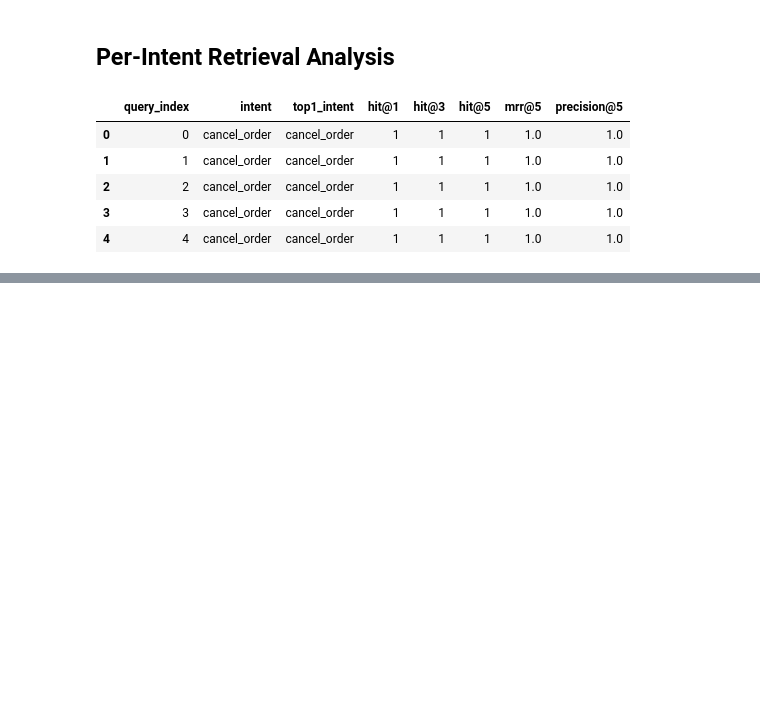
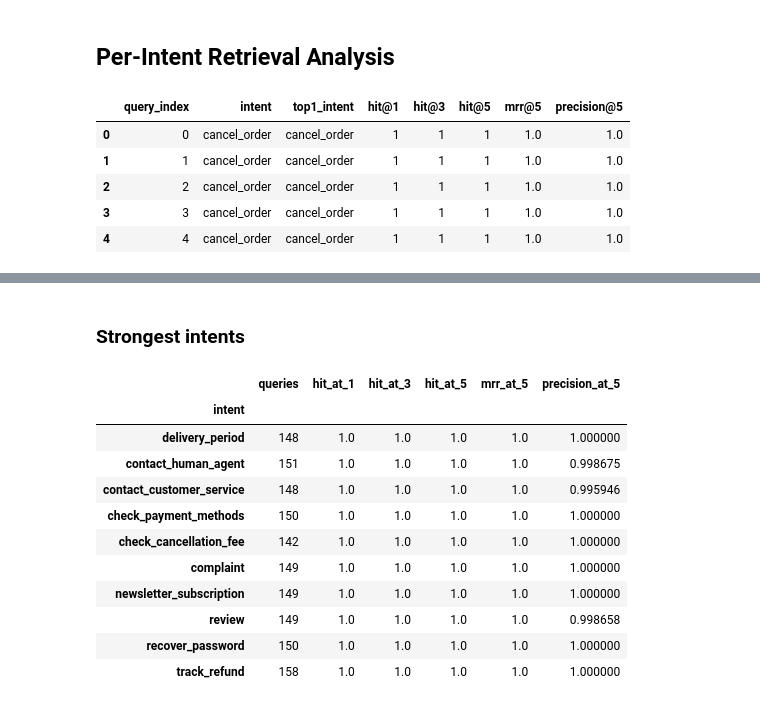
Before and after one commit to ribhupramanik/ResolveAI, a Jupyter notebook: notebooks/05_semantic_retrieval.ipynb, the cells around one changed output, grey strips where cells are left out. Saved outputs shown, nothing was run; the diff lists cells and outputs as text; code cells hidden in the pictures; blank space fills up the shorter version.

```diff
--- a/notebooks/05_semantic_retrieval.ipynb
+++ b/notebooks/05_semantic_retrieval.ipynb
@@ -556,0 +613,17 @@ validation_retrieval_results.head()
+# %% [markdown]
+### Strongest intents
+# %%
+intent_retrieval_performance.tail(10)
+# %% [output]
+|  | queries | hit_at_1 | hit_at_3 | hit_at_5 | mrr_at_5 | precision_at_5 |
+| intent |  |  |  |  |  |  |
+| delivery_period | 148 | 1.0 | 1.0 | 1.0 | 1.0 | 1.000000 |
+| contact_human_agent | 151 | 1.0 | 1.0 | 1.0 | 1.0 | 0.998675 |
+| contact_customer_service | 148 | 1.0 | 1.0 | 1.0 | 1.0 | 0.995946 |
+| check_payment_methods | 150 | 1.0 | 1.0 | 1.0 | 1.0 | 1.000000 |
+| check_cancellation_fee | 142 | 1.0 | 1.0 | 1.0 | 1.0 | 1.000000 |
+| complaint | 149 | 1.0 | 1.0 | 1.0 | 1.0 | 1.000000 |
+| newsletter_subscription | 149 | 1.0 | 1.0 | 1.0 | 1.0 | 1.000000 |
+| review | 149 | 1.0 | 1.0 | 1.0 | 1.0 | 0.998658 |
+| recover_password | 150 | 1.0 | 1.0 | 1.0 | 1.0 | 1.000000 |
+| track_refund | 158 | 1.0 | 1.0 | 1.0 | 1.0 | 1.000000 |
```
Also changed, not shown: parts of 4 cells of this notebook.
